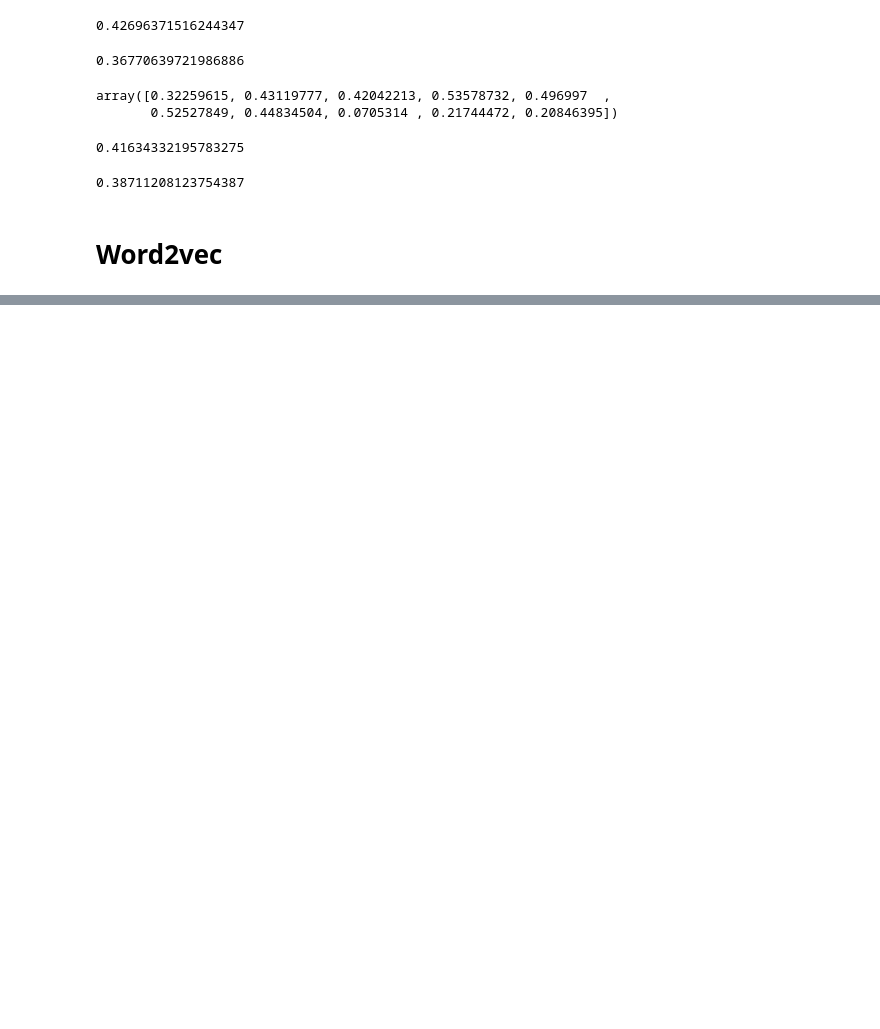
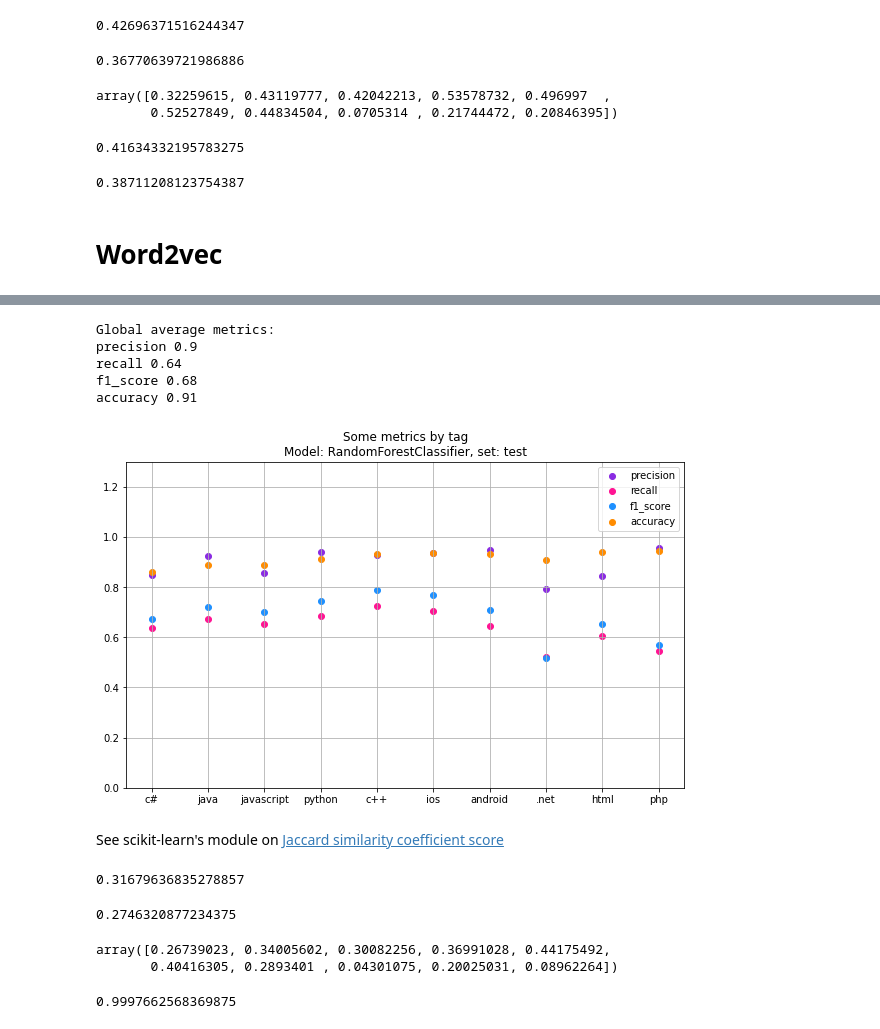
Before and after one commit to ana-bernal/tag-projet_overflow, a Jupyter notebook: tests.ipynb, the cells around one changed output, grey strips where cells are left out. Drawn from its saved outputs; the diff is of its cells as text; code cells hidden in the pictures; blank space fills up the shorter version.

```diff
--- a/tests.ipynb
+++ b/tests.ipynb
@@ -674,0 +891,3 @@ cl.score(X_test,y_test)
+# %%
+columns_tags = ['tag_'+tag for tag in tag_list]
+y = df[columns_tags]
@@ -674,0 +935,3 @@ cl.score(X_test,y_test)
+# %%
+classif_report, avg_metrics = classif_report_per_tag(tag_list,y_train,y_pred_train)
+classif_report
@@ -674,0 +950,8 @@ cl.score(X_test,y_test)
+# %%
+model_name = 'RandomForestClassifier'
+
+print('Global average metrics:')
+for met in avg_metrics.index:
+    print(met, avg_metrics[met].round(3))
+
+plot_classif_report_per_tag(classif_report,model_name,'train')
@@ -674,0 +965,2 @@ cl.score(X_test,y_test)
+# %%
+classif_report, avg_metrics = classif_report_per_tag(tag_list,y_test,y_pred_test)
@@ -674,0 +981,36 @@ cl.score(X_test,y_test)
+# %%
+model_name = 'RandomForestClassifier'
+
+print('Global average metrics:')
+for met in avg_metrics.index:
+    print(met, avg_metrics[met].round(2))
+
+plot_classif_report_per_tag(classif_report,model_name,'test')
+# %% [output]
+Global average metrics:
+precision 0.9
+recall 0.64
+f1_score 0.68
+accuracy 0.91
+[figure, added]
+# %% [markdown]
+See scikit-learn's module on [Jaccard similarity coefficient score](https://scikit-learn.org/stable/modules/model_evaluation.html#jaccard-similarity-coefficient-score)
+# %%
+from sklearn.metrics import jaccard_score
+
+jaccard_score(y_test,y_pred_test, average='samples')
+# %% [output]
+0.31679636835278857
+# %%
+jaccard_score(y_test,y_pred_test, average='macro')
+# %% [output]
+0.2746320877234375
+# %%
+jaccard_score(y_test,y_pred_test, average=None)
+# %% [output]
+array([0.26739023, 0.34005602, 0.30082256, 0.36991028, 0.44175492,
+       0.40416305, 0.2893401 , 0.04301075, 0.20025031, 0.08962264])
+# %%
+cl.score(X_train,y_train)
+# %% [output]
+0.9997662568369875
```
Also changed, not shown: parts of 31 cells of this notebook.
